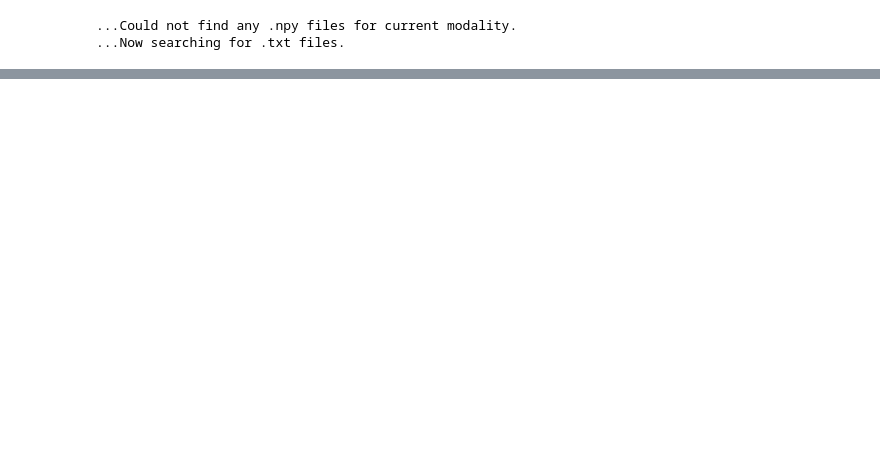
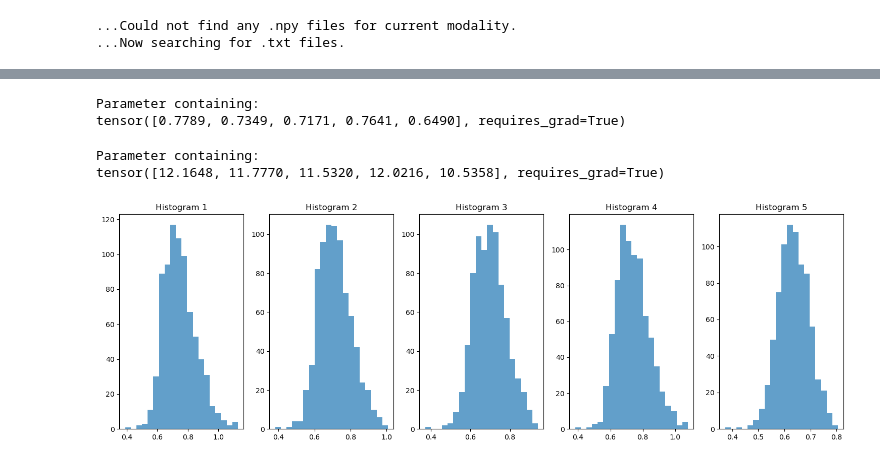
Before and after one commit to MirkoTh/semantic-representations-ID, a Jupyter notebook: ooo-id-joint.ipynb, the cells around one changed output, grey strips where cells are left out. Cells and saved outputs as stored; diff of their text form; code cells hidden in the pictures; blank space fills up the shorter version.

Commit message:
add random effects on by-participant slopes

```diff
--- a/ooo-id-joint.ipynb
+++ b/ooo-id-joint.ipynb
@@ -113,3 +115,10 @@ optim = Adam(model.parameters(), lr=lr)
+# %%
+temperature = torch.tensor(temperature).clone().detach()
+model = md.SPoSE_ID_Random(
+    in_size=n_items_ID, out_size=embed_dim,
+    num_participants=n_participants, init_weights=True)
+model.to(device)
+optim = Adam(model.parameters(), lr=lr)
 # %%
 logger.info(f'...Creating PATHs')
 
@@ -129,5 +138,7 @@ model_dir = os.path.join(results_dir, 'model')
 # %%
 epochs = 2
+# %%
+sparsity = "items_and_random_ids"
 # %%
 if not os.path.exists(model_dir):
     os.makedirs(model_dir)
@@ -163,12 +174,18 @@ for epoch in tqdm(range(start, epochs)):
         pos_pen = torch.sum(F.relu(-W)) + torch.sum(F.relu(-model.individual_slopes.weight))
         complexity_loss_avg = (lmbda/n_items_ID) * l1_pen_avg
         complexity_loss_ID = (lmbda/n_participants) * l1_pen_ID
-        # possible options
-        # ignore complexity loss on ndimns avg, but enforce sparsity on the number of used dims per individual
-        # enforce sparsity on both
-        # ignore complexity loss on ndims avg, enforce reverse sparsity (i.e., mostly 1s) on IDs
-        # enforce sparsity on ndims avg, and enforce reverse sparsity (i.e., mostly 1s) on IDs
-        loss = c_entropy + 0.01 * pos_pen + complexity_loss_ID
+
+        if sparsity == 'items':
+            loss = c_entropy + 0.01 * pos_pen + complexity_loss_avg
+        elif sparsity == 'both':
+            loss = c_entropy + 0.01 * pos_pen + complexity_loss_ID + complexity_loss_avg
+        elif sparsity == "items_and_random_ids":
+            # Gaussian loss on individual differences for each dimension
+            # is only computed by random model
+            gaussian_pen = model.hierarchical_loss(id)
+            gaussian_loss = gaussian_pen * lmbda_hierarchical
+            loss = c_entropy + 0.01 * pos_pen + complexity_loss_avg + gaussian_loss
+
         loss.backward()
         optim.step()
         batch_losses_train[i] += loss.item()
@@ -194,4 +211,28 @@ for epoch in tqdm(range(start, epochs)):
 Optimization started for lambda: 0.008
+# %%
+model.global_mean
+# %% [output]
+Parameter containing:
+tensor([0.7789, 0.7349, 0.7171, 0.7641, 0.6490], requires_grad=True)
+# %%
+model.global_std
+# %% [output]
+Parameter containing:
+tensor([12.1648, 11.7770, 11.5320, 12.0216, 10.5358], requires_grad=True)
+# %%
+betas = model.individual_slopes.weight.detach().numpy()
+# %%
+# Create histograms for each column
+fig, axes = plt.subplots(1, 5, figsize=(15, 5))
+
+for i in range(5):
+    axes[i].hist(betas[:, i], bins=20, alpha=0.7)
+    axes[i].set_title(f'Histogram {i+1}')
+
+plt.tight_layout()
+plt.show()
+# %% [output]
+[figure, added]
 # %%
 for n, p in model.named_parameters():
     print(n)
```
Also changed, not shown: parts of 21 cells of this notebook, 3 other files.
